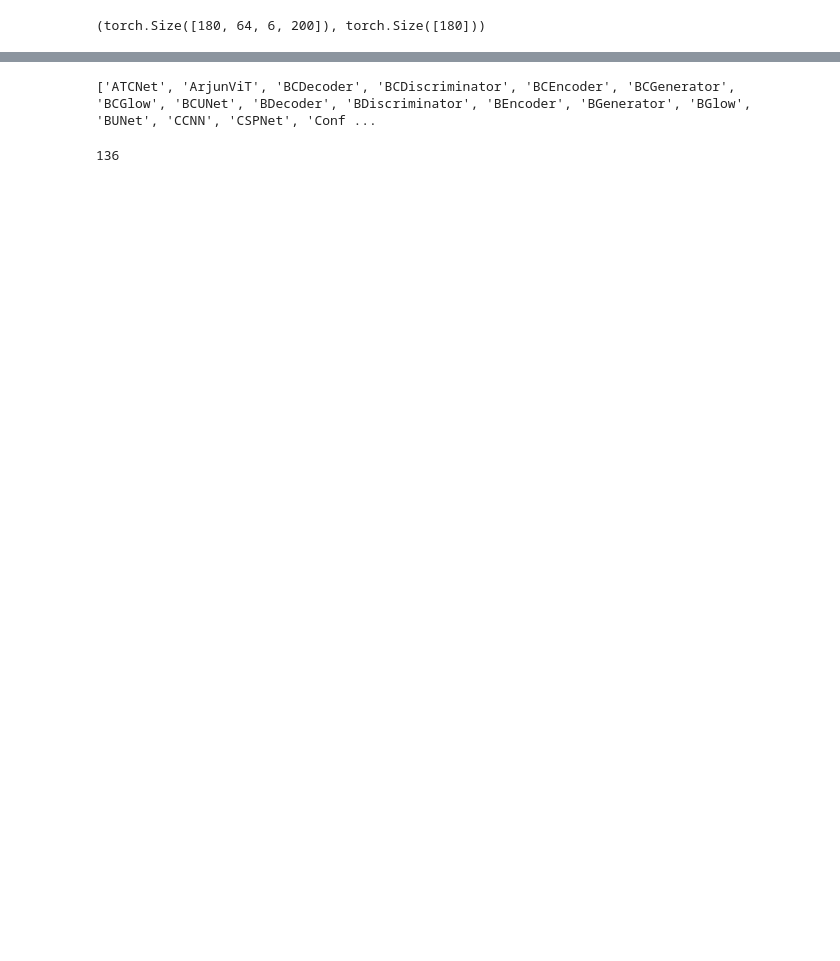
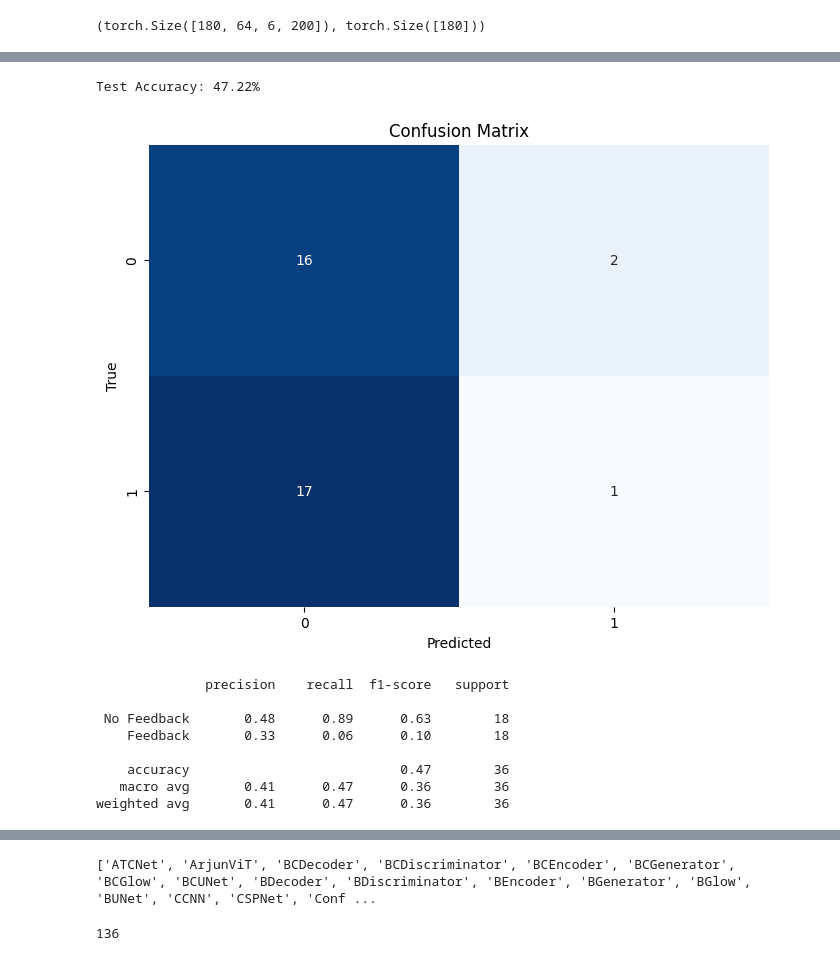
Before and after one commit to RasmusArnmark/fagprojekt, a Jupyter notebook: explore.ipynb, the cells around one changed output, grey strips where cells are left out. Saved outputs shown, nothing was run; the diff lists cells and outputs as text; code cells hidden in the pictures; blank space fills up the shorter version.

```diff
--- a/explore.ipynb
+++ b/explore.ipynb
@@ -242,4 +225,75 @@ Epoch [10/10], Loss: 0.6948
 Training Complete!
+# %%
+from sklearn.model_selection import train_test_split
+from sklearn.metrics import confusion_matrix, classification_report
+
+# Split data into train and test sets
+
+# Create train/test split (80/20)
+train_indices, test_indices = train_test_split(
+    range(len(dataset)), test_size=0.2, random_state=42, stratify=labels_tensor.numpy()
+)
+
+# Create data loaders
+train_dataset = torch.utils.data.Subset(dataset, train_indices)
+test_dataset = torch.utils.data.Subset(dataset, test_indices)
+
+train_loader = DataLoader(train_dataset, batch_size=16, shuffle=True)
+test_loader = DataLoader(test_dataset, batch_size=16, shuffle=False)
+
+# Evaluate model
+model.eval()
+correct = 0
+total = 0
+
+with torch.no_grad():
+    for inputs, labels in test_loader:
+        inputs, labels = inputs.to(device), labels.to(device)
+        outputs = model(inputs, electrodes=electrode_names)
+        _, predicted = torch.max(outputs.data, 1)
+        total += labels.size(0)
+        correct += (predicted == labels).sum().item()
+
+accuracy = 100 * correct / total
+print(f'Test Accuracy: {accuracy:.2f}%')
+
+# Calculate confusion matrix
+
+all_preds = []
+all_labels = []
+
+with torch.no_grad():
+    for inputs, labels in test_loader:
+        inputs, labels = inputs.to(device), labels.to(device)
+        outputs = model(inputs, electrodes=electrode_names)
+        _, predicted = torch.max(outputs.data, 1)
+        all_preds.extend(predicted.cpu().numpy())
+        all_labels.extend(labels.cpu().numpy())
+
+# Create confusion matrix
+cm = confusion_matrix(all_labels, all_preds)
+
+# Plot confusion matrix
+plt.figure(figsize=(8, 6))
+sns.heatmap(cm, annot=True, fmt='d', cmap='Blues', cbar=False)
+plt.xlabel('Predicted')
+plt.ylabel('True')
+plt.title('Confusion Matrix')
+plt.show()
+
+# Print classification report
+print(classification_report(all_labels, all_preds, target_names=['No Feedback', 'Feedback']))
+# %% [output]
+Test Accuracy: 47.22%
+[figure, added]
+              precision    recall  f1-score   support
+
+ No Feedback       0.48      0.89      0.63        18
+    Feedback       0.33      0.06      0.10        18
+
+    accuracy                           0.47        36
+   macro avg       0.41      0.47      0.36        36
+weighted avg       0.41      0.47      0.36        36
 # %%
 from sklearn.model_selection import train_test_split
 from torch.utils.data import Subset
```
Also changed, not shown: parts of 4 cells of this notebook, 1 other file.
